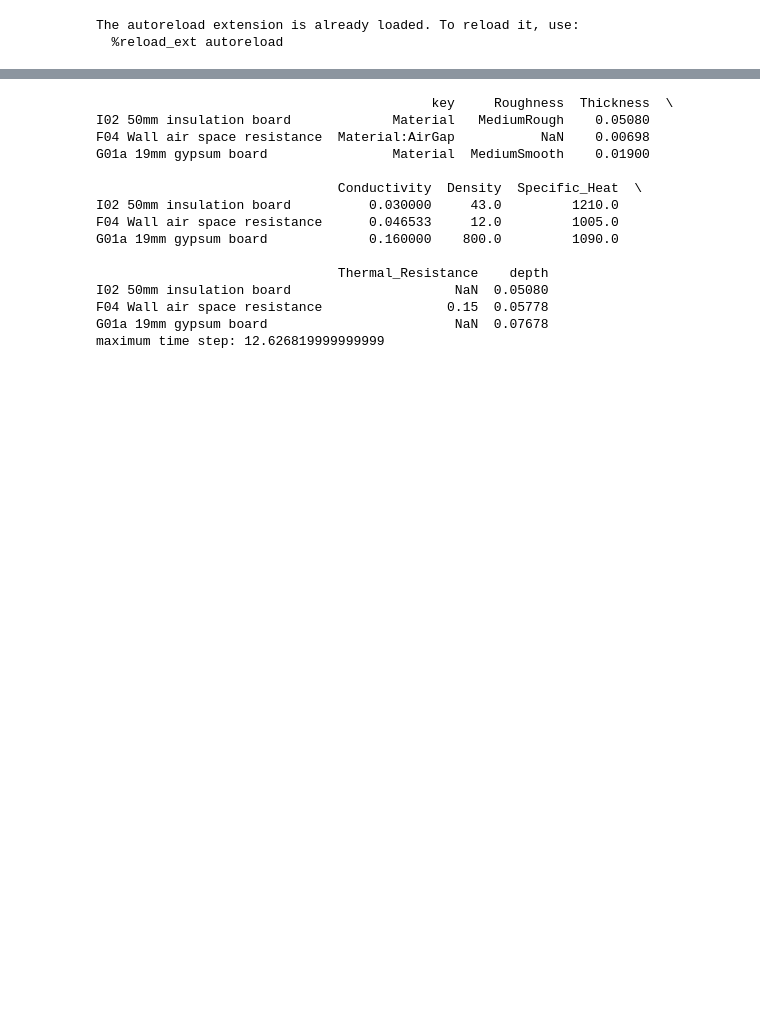
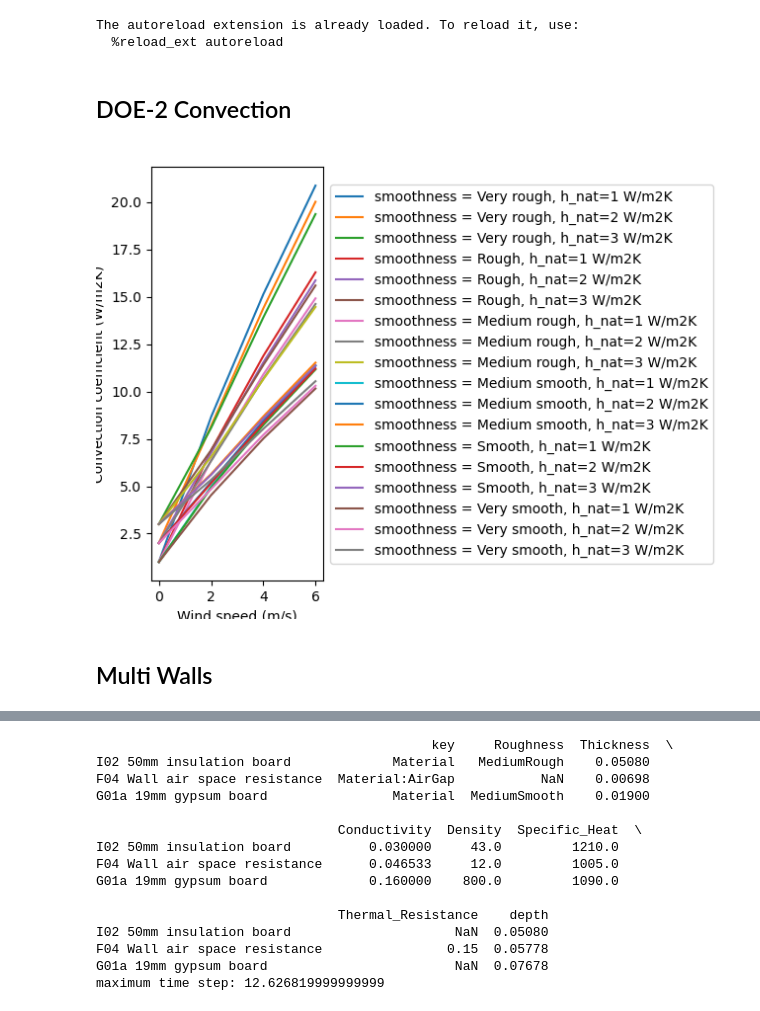
Before and after one commit to nbachand/graphBEM, a Jupyter notebook: TestMultiWalls.ipynb, the cells around one changed output, grey strips where cells are left out. Drawn from its saved outputs; the diff is of its cells as text; code cells hidden in the pictures; blank space fills up the shorter version.

Commit message:
Tested but not implemented DOE2 external convection coef

```diff
--- a/TestMultiWalls.ipynb
+++ b/TestMultiWalls.ipynb
@@ -12,6 +13,34 @@ import matplotlib.colors as mcolors
 # %% [output]
 The autoreload extension is already loaded. To reload it, use:
   %reload_ext autoreload
+# %% [markdown]
+## DOE-2 Convection
+# %%
+R_f = pd.Series({
+    "Very rough": 2.17,
+    "Rough": 1.67,
+    "Medium rough": 1.52,
+    "Medium smooth": 1.13,
+    "Smooth": 1.11,
+    "Very smooth": 1.00,
+})
+
+V = [0, 2, 4, 6]
+h_nat = [1, 2, 3]
+plt.figure()
+for smoothness, r_f in R_f.items():
+    for h in h_nat:
+        plt.plot(V, convectionDOE2(h, V, r_f), label=f"smoothness = {smoothness}, h_nat={h} W/m2K")
+#specify legend outside of plot
+plt.legend(loc='center left', bbox_to_anchor=(1, 0.5))
+#make plot tight
+plt.tight_layout()
+xlabel = plt.xlabel("Wind speed (m/s)")
+ylabel = plt.ylabel("Convection coefficient (W/m2K)")
+# %% [output]
+[figure, added]
+# %% [markdown]
+## Multi Walls
 # %%
 constructions  = pd.read_csv("energyPlus/ASHRAE_2005_HOF_Constructions.csv", index_col="Name")
 materials = pd.read_csv("energyPlus/ASHRAE_2005_HOF_Materials.csv", index_col="Name")
```
Also changed, not shown: parts of 1 cell of this notebook, 1 other file.
